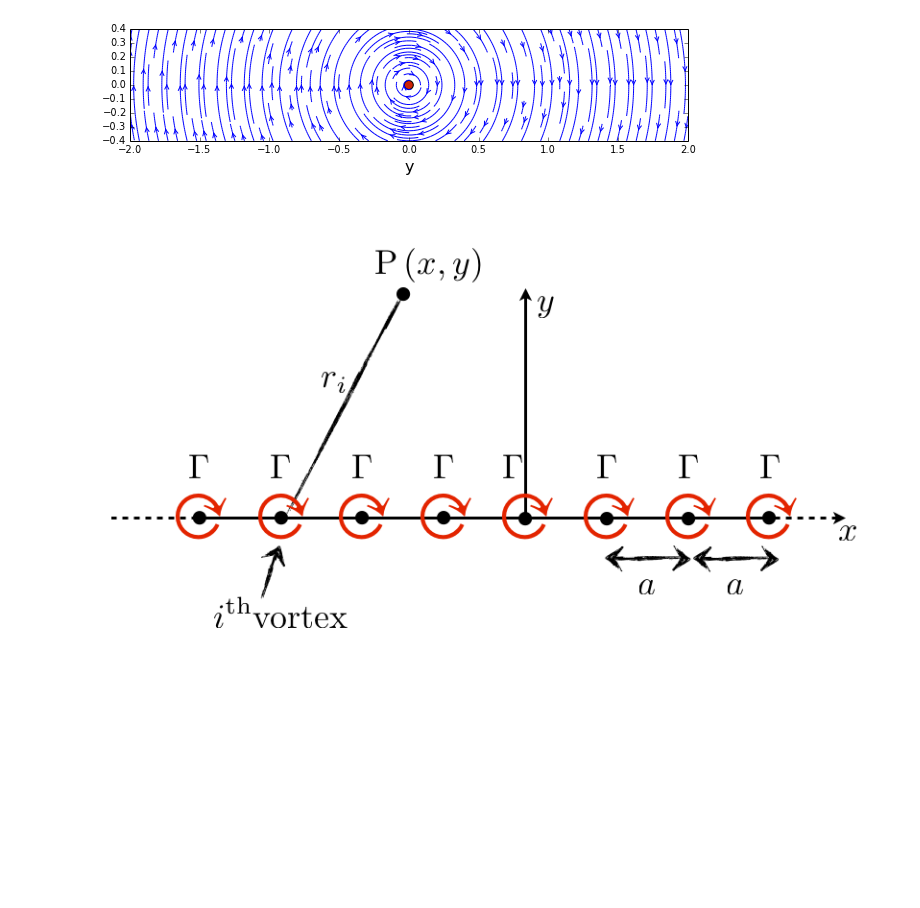
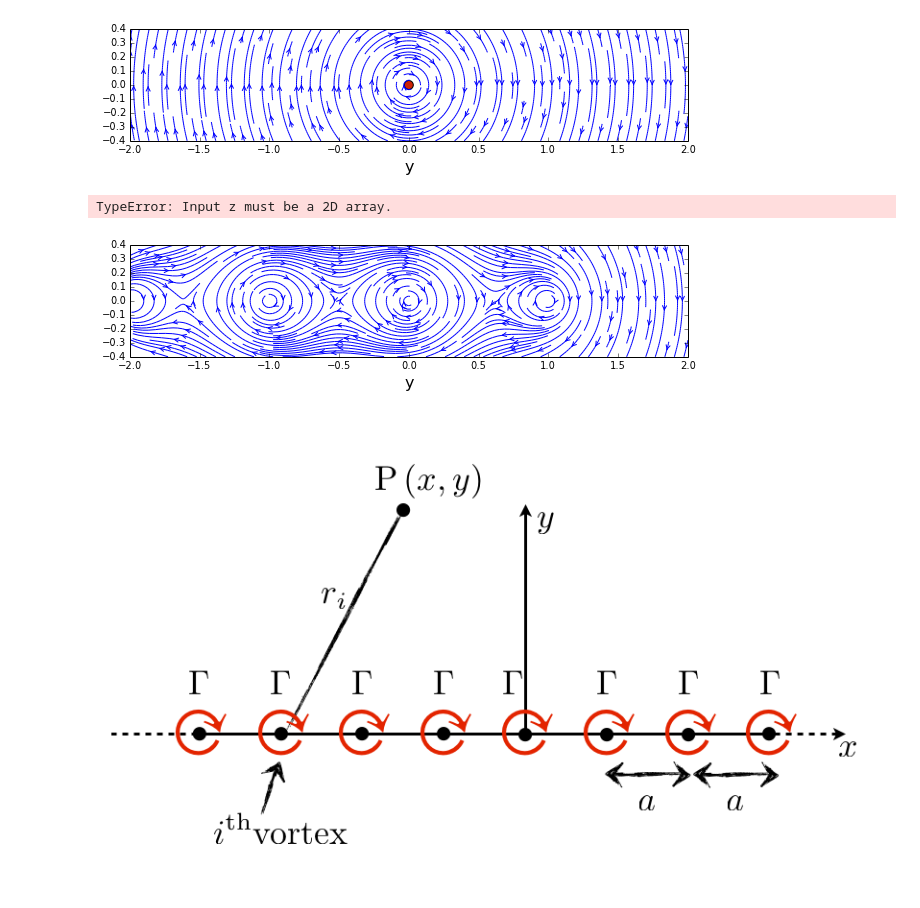
Before and after one commit to tiki1009/Assignment-1, a Jupyter notebook: Lesson5.ipynb, the cells around one changed output. Saved outputs shown, nothing was run; the diff lists cells and outputs as text; code cells hidden in the pictures; blank space fills up the shorter version.

```diff
--- a/Lesson5.ipynb
+++ b/Lesson5.ipynb
@@ -121,6 +121,9 @@ class Vortex:
 
 #self.psi = self.strength/(4*pi)*np.log((X-self.xv))**2+(Y-self.yv)
 # %%
+line1 = 0
+line2 = 0
+line3 = 0
 
 for i in xrange(-2,2):
     x = i
@@ -129,8 +132,12 @@ for i in xrange(-2,2):
 
     p = Vortex(gamma,x,y)
     p.velocityField(X,Y)
+
+    line1 = line1 + p.u
+    line2 = line2 + p.v
+
     p.StreamFunction()
-
+    line3 = line3 + p.psi
 
     i=i+a
 # %%
@@ -158,6 +165,22 @@ plt.scatter(xVortex,yVortex,c='#CD2305',s=80, marker = 'o')
 # %% [output]
 <matplotlib.collections.PathCollection at 0x...>
 [figure]
+# %%
+# Plotting
+
+size = 10
+plt.figure(figsize=(size,(yEnd-yStart)/(xEnd-xStart)*size))
+plt,xlabel('x',fontsize = 16)
+plt,xlabel('y',fontsize = 16)
+plt,xlim(xStart,xEnd)
+plt,ylim(yStart,yEnd)
+plt.streamplot(X,Y,line1,line2,\
+               density = 2.0, linewidth = 1,arrowsize = 1, arrowstyle ='->')
+plt.contour(X,Y,line3,levels=[0.0],colors='#CD2305',linewidths=2,linestyles='solid')
+plt.scatter(xVortex,yVortex,c='#CD2305',s=80, marker = 'o')
+# %% [output]
+TypeError: Input z must be a 2D array.
+[figure, added]
 # %%
 from IPython.display import Image
 Image(filename='../resources/infiniteRowVorticesSketch.png')
```
